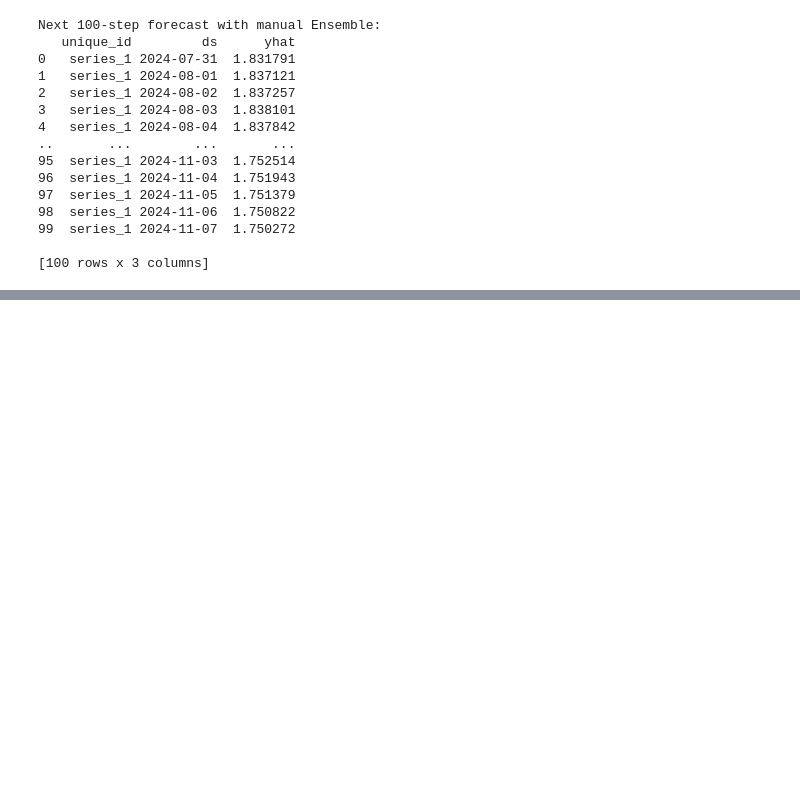
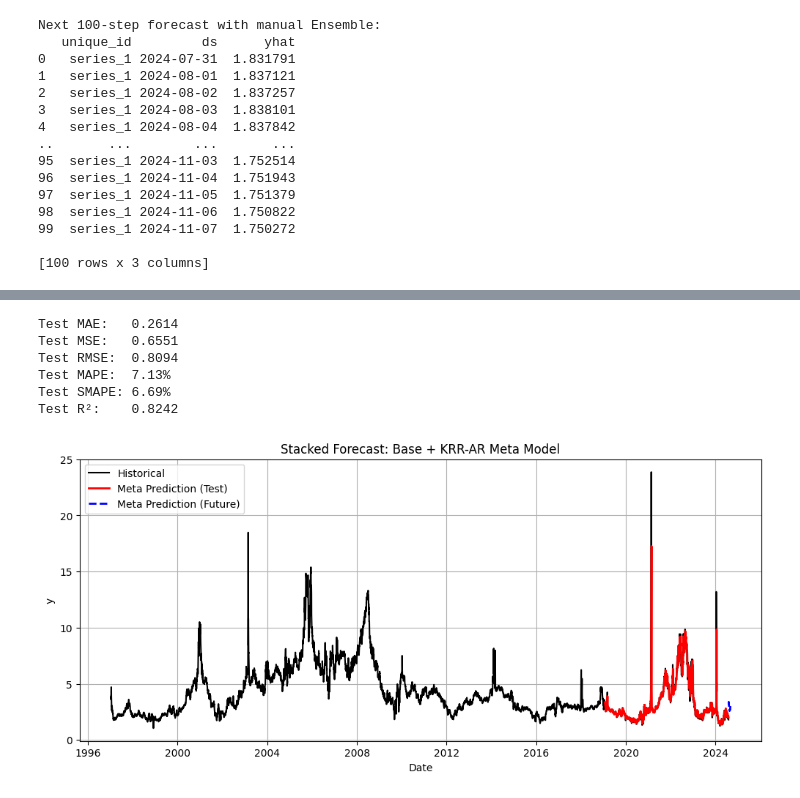
Before and after one commit to rifat01-rahman/Project-of-Python, a Jupyter notebook: States_model_ensembling.ipynb, the cells around one changed output, grey strips where cells are left out. Cells and saved outputs as stored; diff of their text form; code cells hidden in the pictures; blank space fills up the shorter version.

```diff
--- a/States_model_ensembling.ipynb
+++ b/States_model_ensembling.ipynb
@@ -545,0 +705,13 @@ Next 100-step forecast with manual Ensemble:
+# %%
+# 6) GridSearchCV (TimeSeriesSplit) to tune KernelRidge on meta features
+# -----------------------
+pipe = Pipeline([('scaler', StandardScaler()), ('krr', KernelRidge())])
+tscv = TimeSeriesSplit(n_splits=min(5, max(2, X_meta_all.shape[0]//5)))
+scorer = make_scorer(mean_absolute_error, greater_is_better=False)
+
+gs = GridSearchCV(pipe, param_grid=krr_param_grid, cv=tscv, scoring=scorer, n_jobs=-1, verbose=1, refit=True)
+gs.fit(X_meta_all, y_meta_all)
+
+print("GridSearch best params:", gs.best_params_)
+print("GridSearch best CV score (neg MAE):", gs.best_score_)
+meta_model = gs.best_estimator_
@@ -545,0 +807,16 @@ Next 100-step forecast with manual Ensemble:
+# %%
+# 10) Predict FUTURE beyond test
+# =======================
+future_preds = []
+y_lag_window = y_train.iloc[-optimal_lag:].tolist() + test_preds_meta['yhat'].tolist()
+
+for i in range(future_h):
+    X_base_row = base_future_preds[model_aliases].iloc[len(test)+i].values.reshape(1, -1)
+    X_lag_row  = np.array(y_lag_window[i:i+optimal_lag]).reshape(1, -1)
+    X_meta_row = np.hstack([X_base_row, X_lag_row])
+    y_pred = meta_model.predict(X_meta_row)[0]
+    future_preds.append(y_pred)
+    y_lag_window.append(y_pred)
+
+future_dates = pd.date_range(start=df_sf['ds'].iloc[-1] + pd.Timedelta(days=1), periods=future_h, freq='D')
+future_df = pd.DataFrame({'ds': future_dates, 'yhat': future_preds})
@@ -545,0 +832,45 @@ Next 100-step forecast with manual Ensemble:
+# %%
+from sklearn.metrics import mean_absolute_error, mean_squared_error, r2_score
+import numpy as np
+
+y_true = test_preds_meta['y']
+y_pred = test_preds_meta['yhat']
+
+# Core errors
+mae_test = mean_absolute_error(y_true, y_pred)
+mse_test = mean_squared_error(y_true, y_pred)
+rmse_test = np.sqrt(mse_test)
+
+# Percentage errors
+mape_test = np.mean(np.abs((y_true - y_pred) / y_true)) * 100
+smape_test = 100/len(y_true) * np.sum(2 * np.abs(y_pred - y_true) / (np.abs(y_true) + np.abs(y_pred)))
+
+# Goodness of fit
+r2_test = r2_score(y_true, y_pred)
+
+# Print nicely
+print(f"Test MAE:   {mae_test:.4f}")
+print(f"Test MSE:   {mse_test:.4f}")
+print(f"Test RMSE:  {rmse_test:.4f}")
+print(f"Test MAPE:  {mape_test:.2f}%")
+print(f"Test SMAPE: {smape_test:.2f}%")
+print(f"Test R²:    {r2_test:.4f}")
+# %% [output]
+Test MAE:   0.2614
+Test MSE:   0.6551
+Test RMSE:  0.8094
+Test MAPE:  7.13%
+Test SMAPE: 6.69%
+Test R²:    0.8242
+# %%
+# 12) Plots
+# =======================
+plt.figure(figsize=(12,5))
+plt.plot(df_sf['ds'], df_sf['y'], label='Historical', color='black')
+plt.plot(test_preds_meta['ds'], test_preds_meta['yhat'], label='Meta Prediction (Test)', color='red', linewidth=2)
+plt.plot(future_df['ds'], future_df['yhat'], label='Meta Prediction (Future)', color='blue', linestyle='--', linewidth=2)
+plt.title('Stacked Forecast: Base + KRR-AR Meta Model')
+plt.xlabel('Date'); plt.ylabel('y')
+plt.legend(); plt.grid(True); plt.show()
+# %% [output]
+[figure, added]
```
Also changed, not shown: parts of 26 cells of this notebook.
